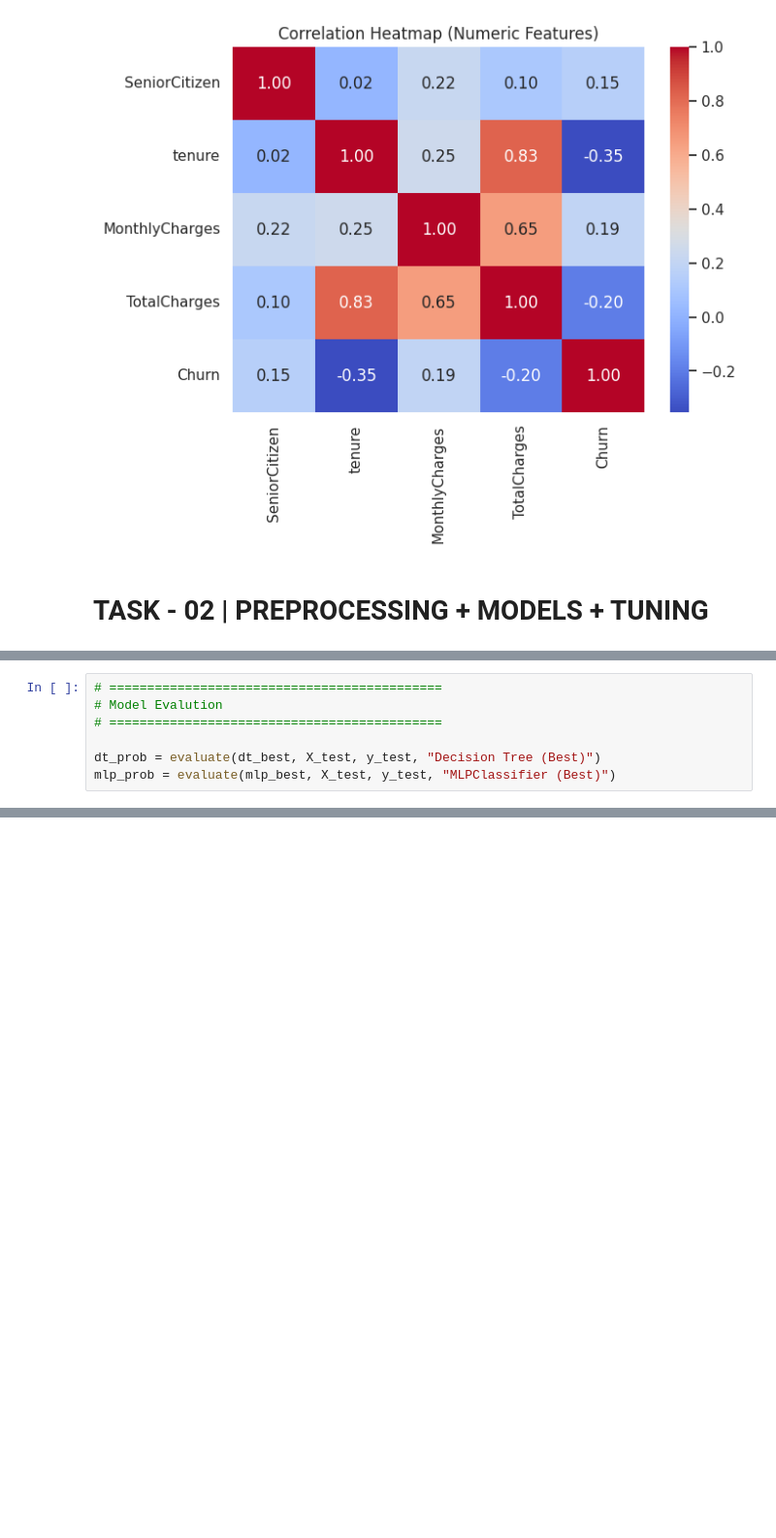
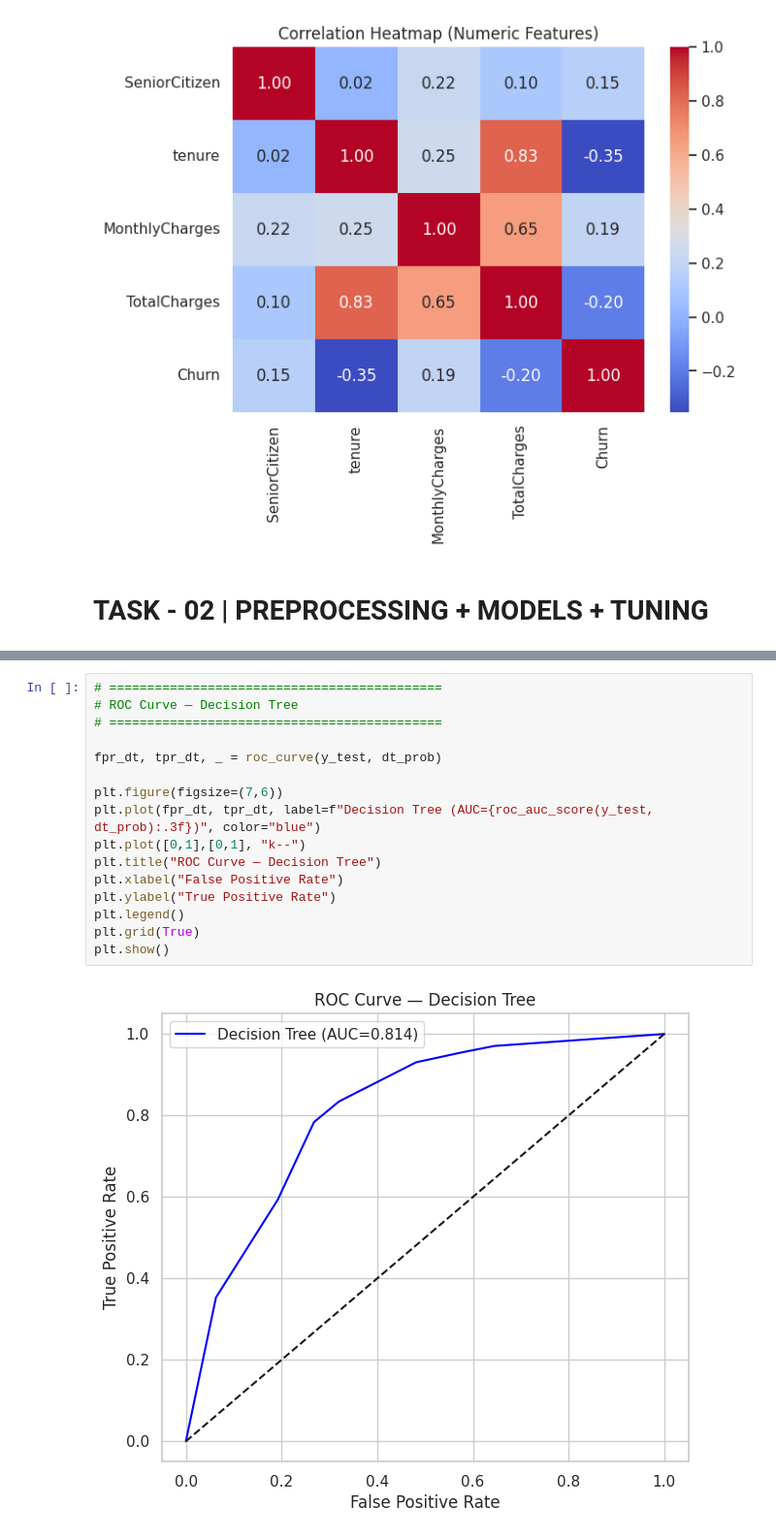
Before and after one commit to mohamedahshaan/MachineLearning_CW, a Jupyter notebook: CM2604_ML_CW.ipynb, the cells around one changed output, grey strips where cells are left out. Shown at 97% size. Cells and saved outputs as stored; diff of their text form; blank space fills up the shorter version.

```diff
--- a/CM2604_ML_CW.ipynb
+++ b/CM2604_ML_CW.ipynb
@@ -372,7 +499,0 @@ def evaluate(model, X_test, y_test, label):
-# %%
-# ============================================
-# Model Evalution
-# ============================================
-
-dt_prob = evaluate(dt_best, X_test, y_test, "Decision Tree (Best)")
-mlp_prob = evaluate(mlp_best, X_test, y_test, "MLPClassifier (Best)")
@@ -415,0 +500,18 @@ weighted avg       0.77      0.78      0.78      1409
+# %%
+# ============================================
+# ROC Curve — Decision Tree
+# ============================================
+
+fpr_dt, tpr_dt, _ = roc_curve(y_test, dt_prob)
+
+plt.figure(figsize=(7,6))
+plt.plot(fpr_dt, tpr_dt, label=f"Decision Tree (AUC={roc_auc_score(y_test, dt_prob):.3f})", color="blue")
+plt.plot([0,1],[0,1], "k--")
+plt.title("ROC Curve — Decision Tree")
+plt.xlabel("False Positive Rate")
+plt.ylabel("True Positive Rate")
+plt.legend()
+plt.grid(True)
+plt.show()
+# %% [output]
+[figure, added]
```
Also changed, not shown: parts of 13 cells of this notebook.
